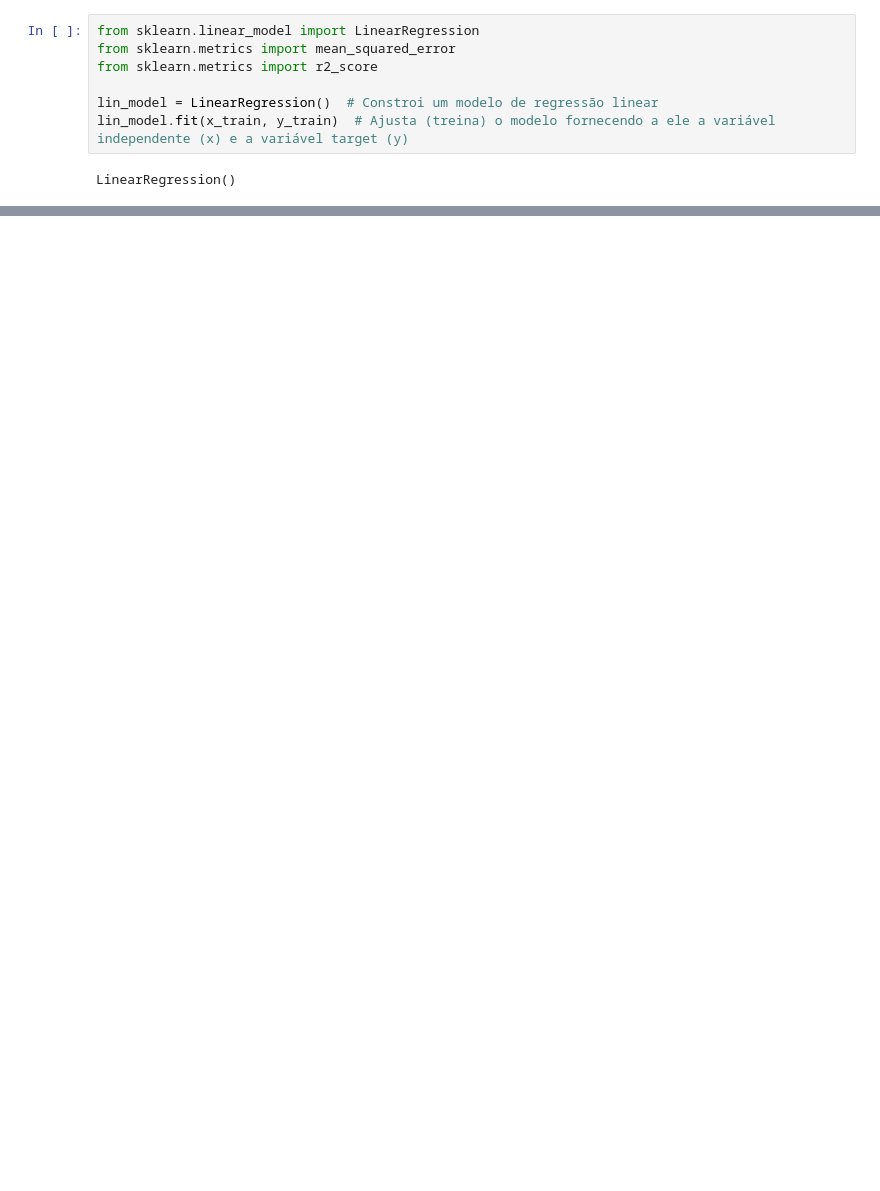
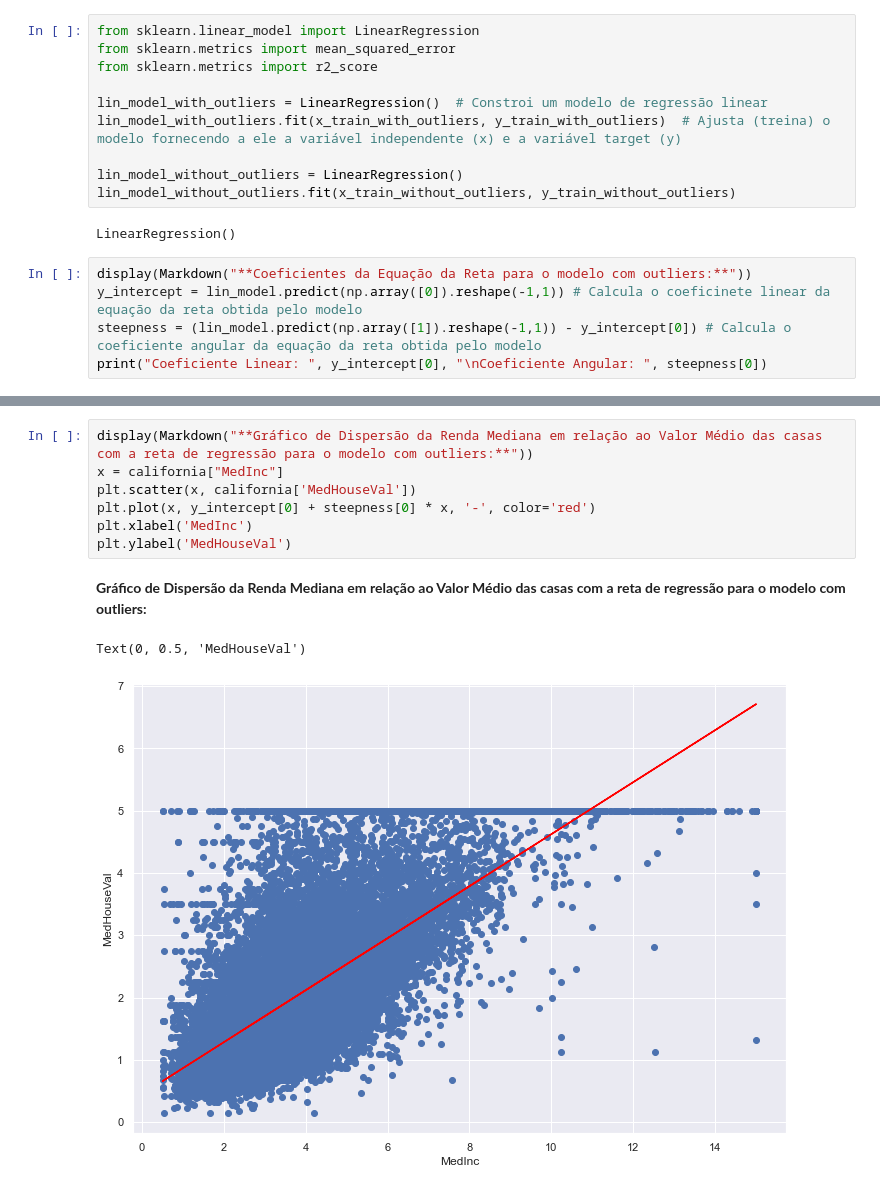
Before and after one commit to gabriellfelix/linear_regressions, a Jupyter notebook: 02. Linear Regression on California Housing Dataset/Linear Regression on California Housing.ipynb, the cells around one changed output, grey strips where cells are left out. Drawn from its saved outputs; the diff is of its cells as text; blank space fills up the shorter version.

```diff
--- a/02. Linear Regression on California Housing Dataset/Linear Regression on California Housing.ipynb
+++ b/02. Linear Regression on California Housing Dataset/Linear Regression on California Housing.ipynb
@@ -191,7 +248,15 @@ from sklearn.linear_model import LinearRegression
 from sklearn.metrics import mean_squared_error
 from sklearn.metrics import r2_score
 
-lin_model = LinearRegression()  # Constroi um modelo de regressão linear
-lin_model.fit(x_train, y_train)  # Ajusta (treina) o modelo fornecendo a ele a variável independente (x) e a variável target (y)
+lin_model_with_outliers = LinearRegression()  # Constroi um modelo de regressão linear
+lin_model_with_outliers.fit(x_train_with_outliers, y_train_with_outliers)  # Ajusta (treina) o modelo fornecendo a ele a variável independente (x) e a variável target (y)
+
+lin_model_without_outliers = LinearRegression()
+lin_model_without_outliers.fit(x_train_without_outliers, y_train_without_outliers)
 # %% [output]
 LinearRegression()
+# %%
+display(Markdown("**Coeficientes da Equação da Reta para o modelo com outliers:**"))
+y_intercept = lin_model.predict(np.array([0]).reshape(-1,1)) # Calcula o coeficinete linear da equação da reta obtida pelo modelo
+steepness = (lin_model.predict(np.array([1]).reshape(-1,1)) - y_intercept[0]) # Calcula o coeficiente angular da equação da reta obtida pelo modelo
+print("Coeficiente Linear: ", y_intercept[0], "\nCoeficiente Angular: ", steepness[0])
@@ -197,0 +274,11 @@ LinearRegression()
+# %%
+display(Markdown("**Gráfico de Dispersão da Renda Mediana em relação ao Valor Médio das casas com a reta de regressão para o modelo com outliers:**"))
+x = california["MedInc"]
+plt.scatter(x, california['MedHouseVal'])
+plt.plot(x, y_intercept[0] + steepness[0] * x, '-', color='red')
+plt.xlabel('MedInc')
+plt.ylabel('MedHouseVal')
+# %% [output]
+**Gráfico de Dispersão da Renda Mediana em relação ao Valor Médio das casas com a reta de regressão para o modelo com outliers:**
+Text(0, 0.5, 'MedHouseVal')
+[figure, added]
```
Also changed, not shown: parts of 11 cells of this notebook.
